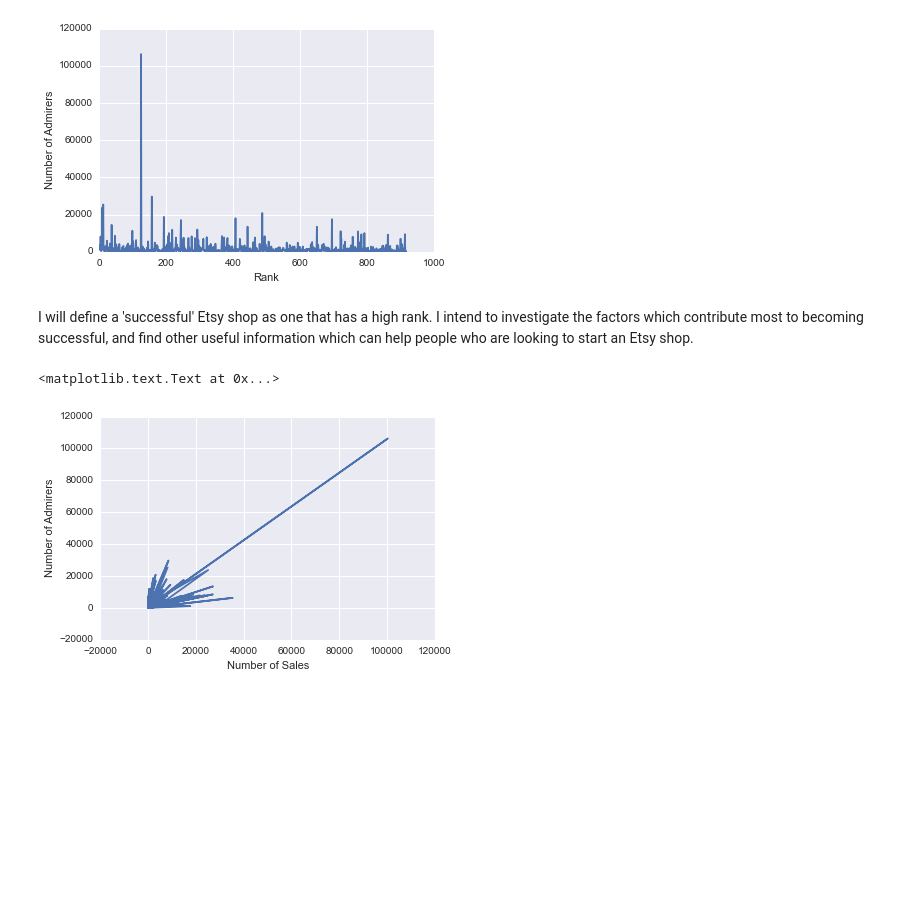
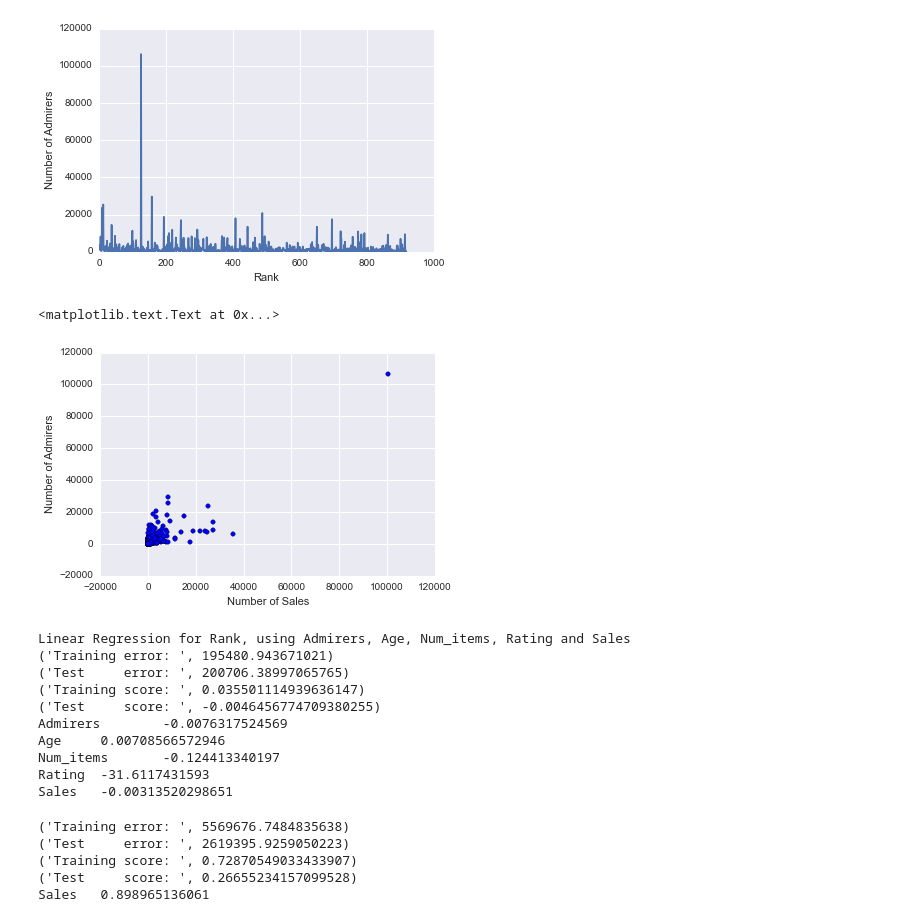
Before and after one commit to taniapapandrea/spring-2015-homeworks, a Jupyter notebook: submissions/Homework-6/6.Etsy-Shops.ipynb, the cells around one changed output. Drawn from its saved outputs; the diff is of its cells as text; code cells hidden in the pictures; blank space fills up the shorter version.

Commit message:
linear regression

```diff
--- a/submissions/Homework-6/6.Etsy-Shops.ipynb
+++ b/submissions/Homework-6/6.Etsy-Shops.ipynb
@@ -140,14 +144,86 @@ plt.ylabel('Number of Admirers')
 # %% [output]
 <matplotlib.text.Text at 0x...>
 [figure]
-# %% [markdown]
-I will define a 'successful' Etsy shop as one that has a high rank. I intend to investigate the factors which contribute most to becoming successful, and find other useful information which can help people who are looking to start an Etsy shop.
 # %%
 sales = [x for x in df.Sales]
 admirers = [x for x in df.Admirers]
-plt.plot(sales, admirers)
+plt.scatter(sales, admirers)
 plt.xlabel('Number of Sales')
 plt.ylabel('Number of Admirers')
 # %% [output]
 <matplotlib.text.Text at 0x...>
-[figure, old version]
+[figure, new version]
+# %%
+#Linear Regression for Rank
+r = df.drop(['Gift_card', 'Location', 'Name', 'Num_reviews', 'Num_sections'], axis=1)
+r['rand'] = [np.random.rand() for i in range(len(r))]
+r = r.sort('rand')
+r = r.drop('rand', 1)
+r = r.convert_objects(convert_numeric=True)
+
+test = r.head(len(r)/2).replace(-1, 0)
+train = r.tail(len(r)/2).replace(-1,0)
+
+y_train = train.index
+y_test = test.index
+
+x_train = train[['Admirers', 'Age', 'Num_items', 'Rating', 'Sales']]
+x_test = test[['Admirers', 'Age', 'Num_items', 'Rating', 'Sales']]
+
+#LINEAR REGRESSION
+regr = linear_model.LinearRegression()
+regr.fit(x_train, y_train)
+
+print("Training error: ", metrics.mean_squared_error(regr.predict(x_train),y_train))
+print("Test     error: ", metrics.mean_squared_error(regr.predict(x_test),y_test))
+
+train_score = regr.score(x_train,y_train)
+test_score = regr.score(x_test,y_test)
+print("Training score: ", train_score)
+print("Test     score: ", test_score)
+
+features = ['Admirers', 'Age', 'Num_items', 'Rating', 'Sales']
+coefficients = regr.coef_
+for i in range(len(coefficients)):
+    print features[i],"\t",coefficients[i]
+# %% [output]
+Linear Regression for Rank, using Admirers, Age, Num_items, Rating and Sales
+('Training error: ', 195480.943671021)
+('Test     error: ', 200706.38997065765)
+('Training score: ', 0.035501114939636147)
+('Test     score: ', -0.0046456774709380255)
+Admirers        -0.0076317524569
+Age     0.00708566572946
+Num_items       -0.124413340197
+Rating  -31.6117431593
+Sales   -0.00313520298651
+# %%
+#Linear regression for sales/admirers
+y_train = train.Admirers
+y_test = test.Admirers
+
+x_train = train[['Sales']]
+x_test = test[['Sales']]
+
+#LINEAR REGRESSION
+regr = linear_model.LinearRegression()
+regr.fit(x_train, y_train)
+
+print("Training error: ", metrics.mean_squared_error(regr.predict(x_train),y_train))
+print("Test     error: ", metrics.mean_squared_error(regr.predict(x_test),y_test))
+
+train_score = regr.score(x_train,y_train)
+test_score = regr.score(x_test,y_test)
+print("Training score: ", train_score)
+print("Test     score: ", test_score)
+
+features = ['Sales']
+coefficients = regr.coef_
+for i in range(len(coefficients)):
+    print features[i],"\t",coefficients[i]
+# %% [output]
+('Training error: ', 5569676.7484835638)
+('Test     error: ', 2619395.9259050223)
+('Training score: ', 0.72870549033433907)
+('Test     score: ', 0.26655234157099528)
+Sales   0.898965136061
```
Also changed, not shown: parts of 9 cells of this notebook.
